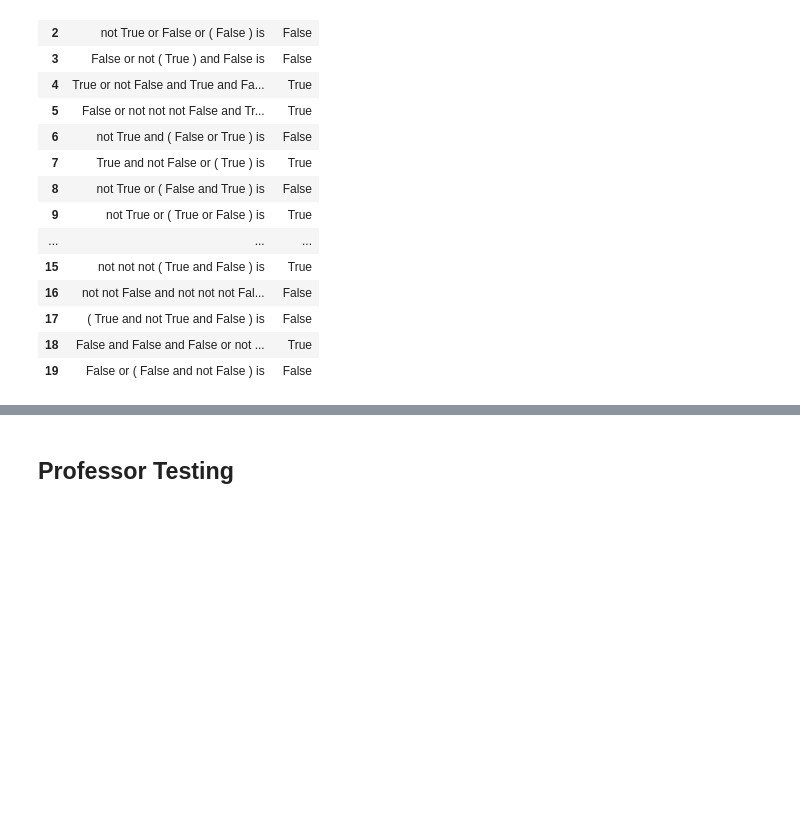
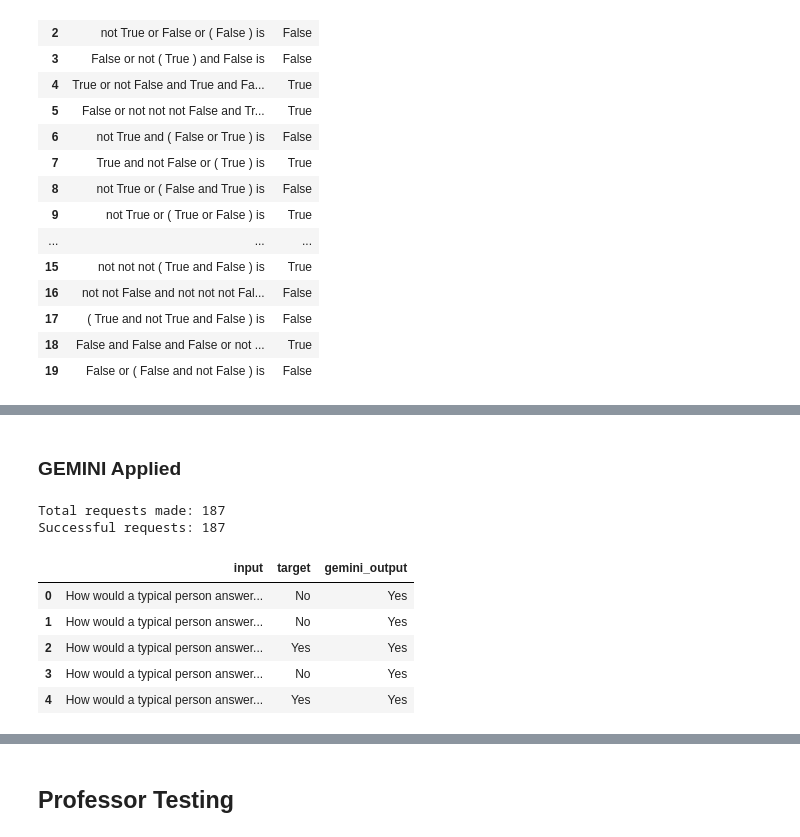
Before and after one commit to ezishr/Undergraduate-Research, a Jupyter notebook: Check points/Big Bench Hard/bigBenchHardEDA.ipynb, the cells around one changed output, grey strips where cells are left out. Saved outputs shown, nothing was run; the diff lists cells and outputs as text; code cells hidden in the pictures; blank space fills up the shorter version.

```diff
--- a/Check points/Big Bench Hard/bigBenchHardEDA.ipynb
+++ b/Check points/Big Bench Hard/bigBenchHardEDA.ipynb
@@ -232,0 +275,56 @@ boolean_df.head(20)
+# %% [markdown]
+### GEMINI Applied
+# %%
+# import time
+
+total_requests = 0
+successful_requests = 0
+
+
+model=genai.GenerativeModel(
+  model_name="gemini-1.5-flash",
+  system_instruction="You only answer Yes or No to the following questions.",
+  )
+
+sample = causal_judgement.copy()
+sample['gemini_output'] = None
+
+for i in range(len(sample)):
+    success = False
+    retries = 3
+
+    while not success and retries > 0:
+        try:
+            total_requests += 1
+
+            # Make API request
+            response = model.generate_content(sample['input'][i])
+            # print(response.text)
+            sample.loc[i, 'gemini_output'] = response.text.strip()
+            success = True
+            successful_requests += 1
+            time.sleep(5)
+
+        except Exception as e:
+            # print(f"Error: {e}")
+            retries -= 1
+            time.sleep(5)
+            total_requests += 1
+
+
+
+print(f"Total requests made: {total_requests}")
+print(f"Successful requests: {successful_requests}")
+# %% [output]
+Total requests made: 187
+Successful requests: 187
+# %%
+gemini_causal_judgement = sample.copy()
+gemini_causal_judgement.head(5)
+# %% [output]
+|  | input | target | gemini_output |
+| 0 | How would a typical person answer... | No | Yes |
+| 1 | How would a typical person answer... | No | Yes |
+| 2 | How would a typical person answer... | Yes | Yes |
+| 3 | How would a typical person answer... | No | Yes |
+| 4 | How would a typical person answer... | Yes | Yes |
```
Also changed, not shown: parts of 45 cells of this notebook, 3 other files.
